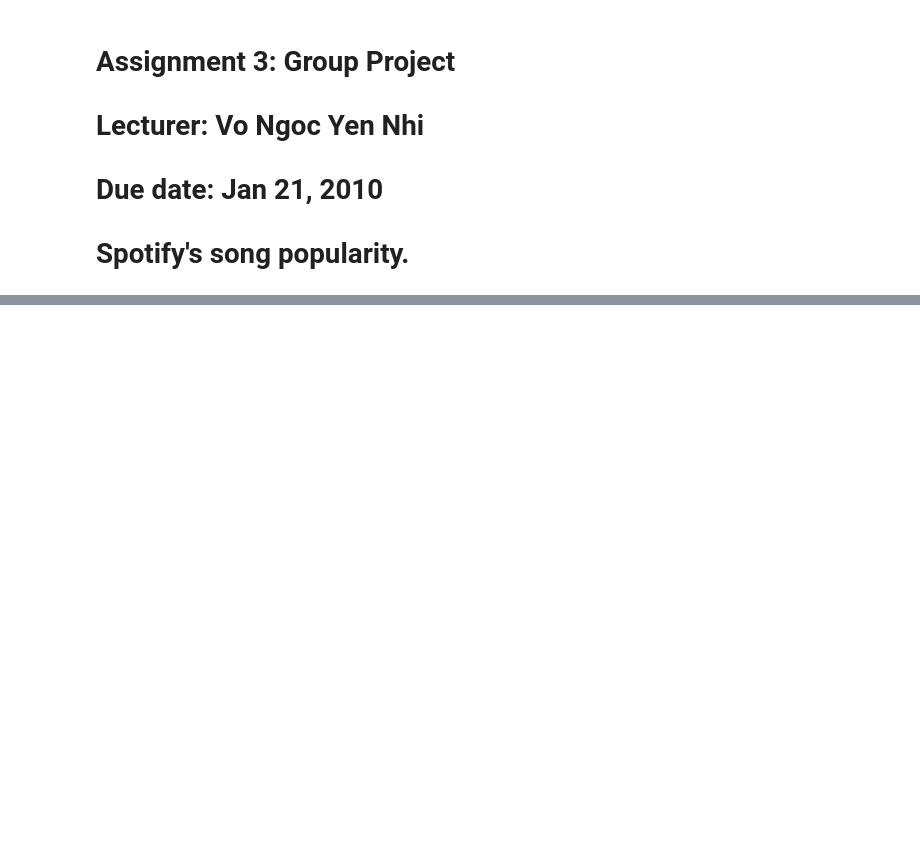
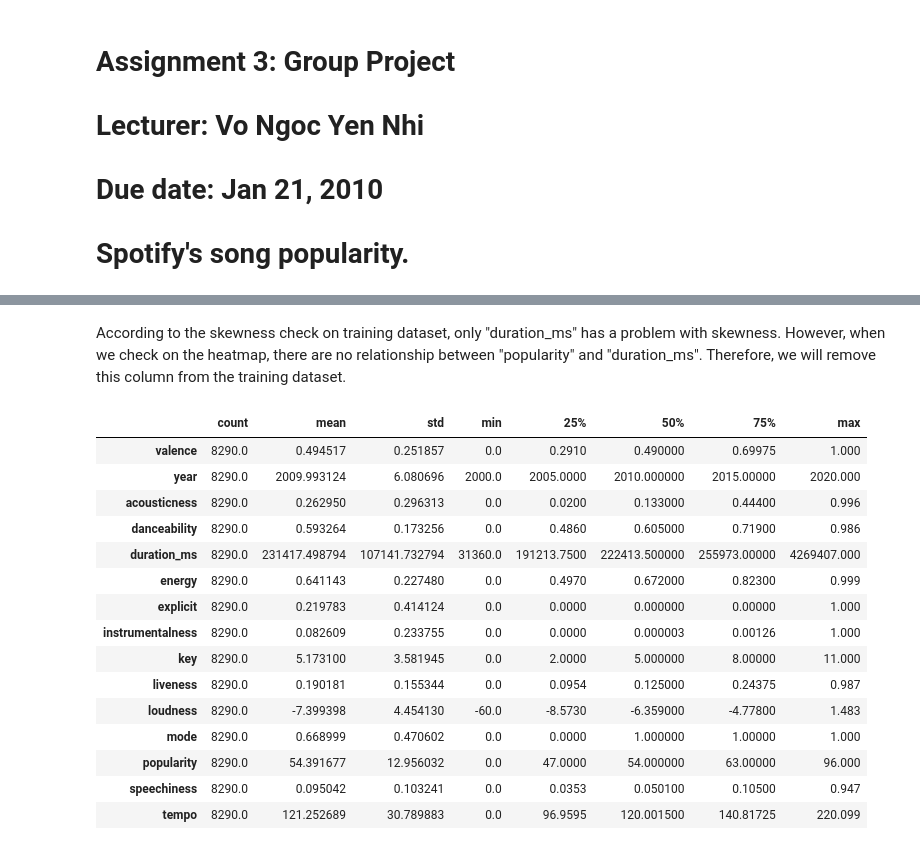
Before and after one commit to quangLinh9038/pds-group-project, a Jupyter notebook: assignment3.ipynb, the cells around one changed output, grey strips where cells are left out. Cells and saved outputs as stored; diff of their text form; code cells hidden in the pictures; blank space fills up the shorter version.

```diff
--- a/assignment3.ipynb
+++ b/assignment3.ipynb
@@ -91,0 +188,22 @@ df.describe(include='object').T
+# %% [markdown]
+According to the skewness check on training dataset, only "duration_ms" has a problem with skewness. However, when we check on the heatmap, there are no relationship between "popularity" and "duration_ms". Therefore, we will remove this column from the training dataset.
+# %%
+# describe stat of testing dataset
+test.describe().T
+# %% [output]
+|  | count | mean | std | min | 25% | 50% | 75% | max |
+| valence | 8290.0 | 0.494517 | 0.251857 | 0.0 | 0.2910 | 0.490000 | 0.69975 | 1.000 |
+| year | 8290.0 | 2009.993124 | 6.080696 | 2000.0 | 2005.0000 | 2010.000000 | 2015.00000 | 2020.000 |
+| acousticness | 8290.0 | 0.262950 | 0.296313 | 0.0 | 0.0200 | 0.133000 | 0.44400 | 0.996 |
+| danceability | 8290.0 | 0.593264 | 0.173256 | 0.0 | 0.4860 | 0.605000 | 0.71900 | 0.986 |
+| duration_ms | 8290.0 | 231417.498794 | 107141.732794 | 31360.0 | 191213.7500 | 222413.500000 | 255973.00000 | 4269407.000 |
+| energy | 8290.0 | 0.641143 | 0.227480 | 0.0 | 0.4970 | 0.672000 | 0.82300 | 0.999 |
+| explicit | 8290.0 | 0.219783 | 0.414124 | 0.0 | 0.0000 | 0.000000 | 0.00000 | 1.000 |
+| instrumentalness | 8290.0 | 0.082609 | 0.233755 | 0.0 | 0.0000 | 0.000003 | 0.00126 | 1.000 |
+| key | 8290.0 | 5.173100 | 3.581945 | 0.0 | 2.0000 | 5.000000 | 8.00000 | 11.000 |
+| liveness | 8290.0 | 0.190181 | 0.155344 | 0.0 | 0.0954 | 0.125000 | 0.24375 | 0.987 |
+| loudness | 8290.0 | -7.399398 | 4.454130 | -60.0 | -8.5730 | -6.359000 | -4.77800 | 1.483 |
+| mode | 8290.0 | 0.668999 | 0.470602 | 0.0 | 0.0000 | 1.000000 | 1.00000 | 1.000 |
+| popularity | 8290.0 | 54.391677 | 12.956032 | 0.0 | 47.0000 | 54.000000 | 63.00000 | 96.000 |
+| speechiness | 8290.0 | 0.095042 | 0.103241 | 0.0 | 0.0353 | 0.050100 | 0.10500 | 0.947 |
+| tempo | 8290.0 | 121.252689 | 30.789883 | 0.0 | 96.9595 | 120.001500 | 140.81725 | 220.099 |
```
Also changed, not shown: parts of 26 cells of this notebook.
